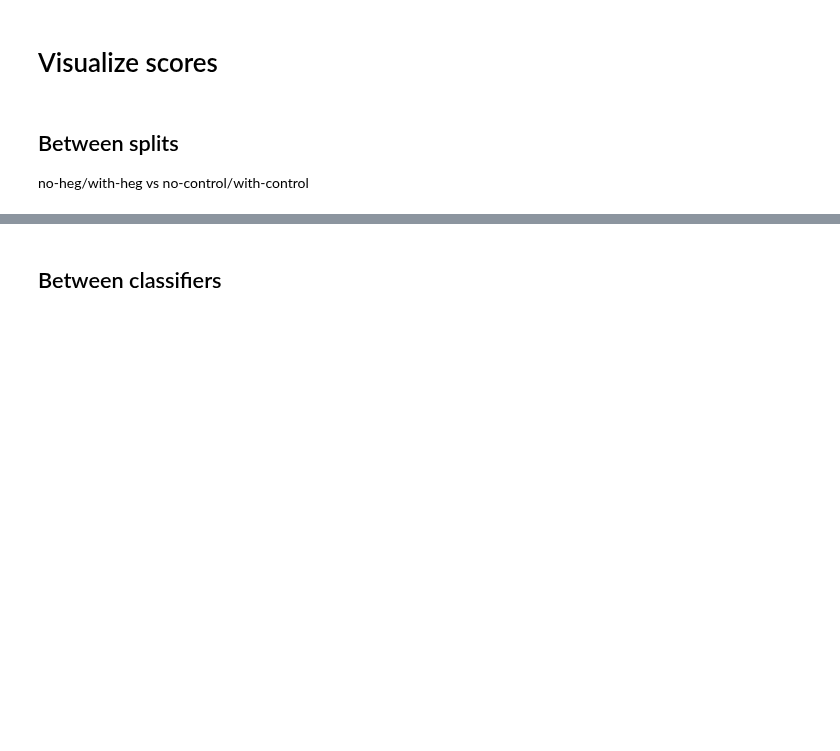
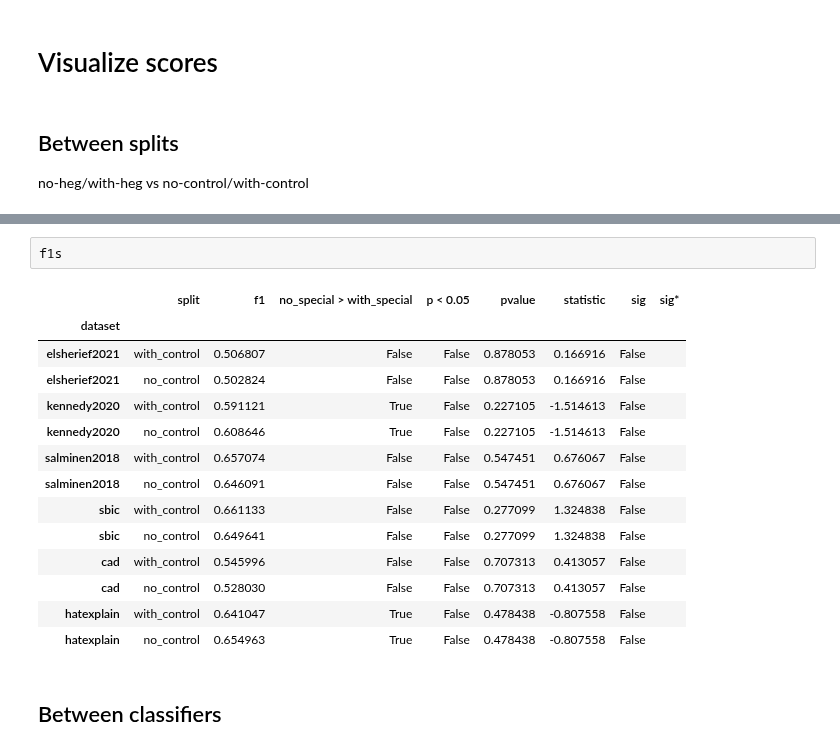
Before and after one commit to michaelmilleryoder/hate_speech_identities, a Jupyter notebook: jupyter/visualize_results.ipynb, the cells around one changed output, grey strips where cells are left out. Cells and saved outputs as stored; diff of their text form; blank space fills up the shorter version.

```diff
--- a/jupyter/visualize_results.ipynb
+++ b/jupyter/visualize_results.ipynb
@@ -73,3 +73,20 @@ for splits in ['hegsplits', 'controlsplits']:
+# %%
+f1s
+# %% [output]
+|  | split | f1 | no_special > with_special | p < 0.05 | pvalue | statistic | sig | sig* |
+| dataset |  |  |  |  |  |  |  |  |
+| elsherief2021 | with_control | 0.506807 | False | False | 0.878053 | 0.166916 | False |  |
+| elsherief2021 | no_control | 0.502824 | False | False | 0.878053 | 0.166916 | False |  |
+| kennedy2020 | with_control | 0.591121 | True | False | 0.227105 | -1.514613 | False |  |
+| kennedy2020 | no_control | 0.608646 | True | False | 0.227105 | -1.514613 | False |  |
+| salminen2018 | with_control | 0.657074 | False | False | 0.547451 | 0.676067 | False |  |
+| salminen2018 | no_control | 0.646091 | False | False | 0.547451 | 0.676067 | False |  |
+| sbic | with_control | 0.661133 | False | False | 0.277099 | 1.324838 | False |  |
+| sbic | no_control | 0.649641 | False | False | 0.277099 | 1.324838 | False |  |
+| cad | with_control | 0.545996 | False | False | 0.707313 | 0.413057 | False |  |
+| cad | no_control | 0.528030 | False | False | 0.707313 | 0.413057 | False |  |
+| hatexplain | with_control | 0.641047 | True | False | 0.478438 | -0.807558 | False |  |
+| hatexplain | no_control | 0.654963 | True | False | 0.478438 | -0.807558 | False |  |
 # %% [markdown]
 ## Between classifiers
 # %%
```
Also changed, not shown: parts of 1 cell of this notebook, 3 other files.
